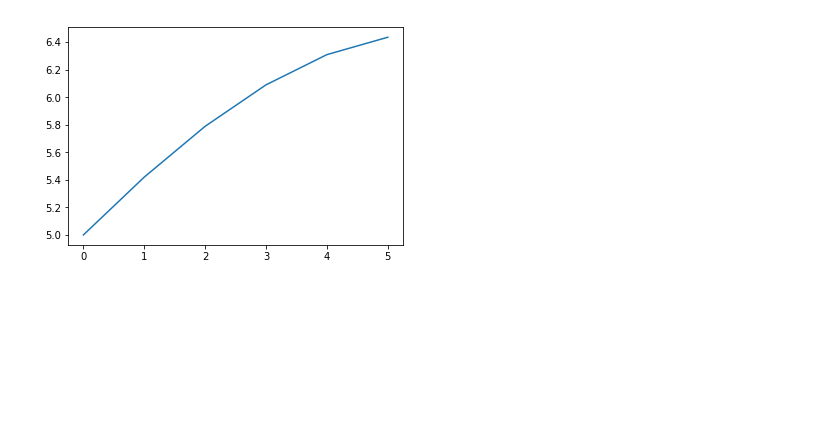
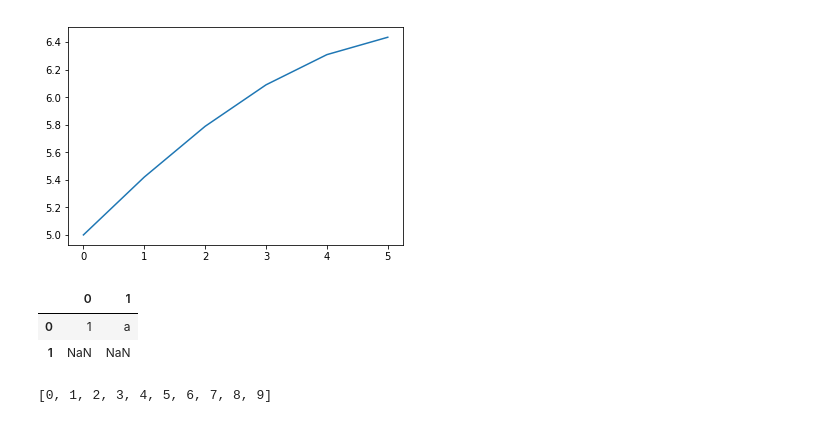
Before and after one commit to Farseer-NMR/FarSeer-NMR, a Jupyter notebook: artificial_dataset/Untitled.ipynb, the cells around one changed output. Drawn from its saved outputs; the diff is of its cells as text; code cells hidden in the pictures; blank space fills up the shorter version.

```diff
--- a/artificial_dataset/Untitled.ipynb
+++ b/artificial_dataset/Untitled.ipynb
@@ -94,3 +98,16 @@ plt.plot(z)
 # %% [output]
 [<matplotlib.lines.Line2D at 0x...>]
 [figure]
+# %%
+import pandas as pd
+i = pd.Series(['1abc','24we1r'])
+# %%
+i.str.extract('([ab])?(\d+)')
+# %% [output]
+|  | 0 | 1 |
+| 0 | 1 | a |
+| 1 | NaN | NaN |
+# %%
+list(range(10))
+# %% [output]
+[0, 1, 2, 3, 4, 5, 6, 7, 8, 9]
```
Also changed, not shown: parts of 1 cell of this notebook, 57 other files.
